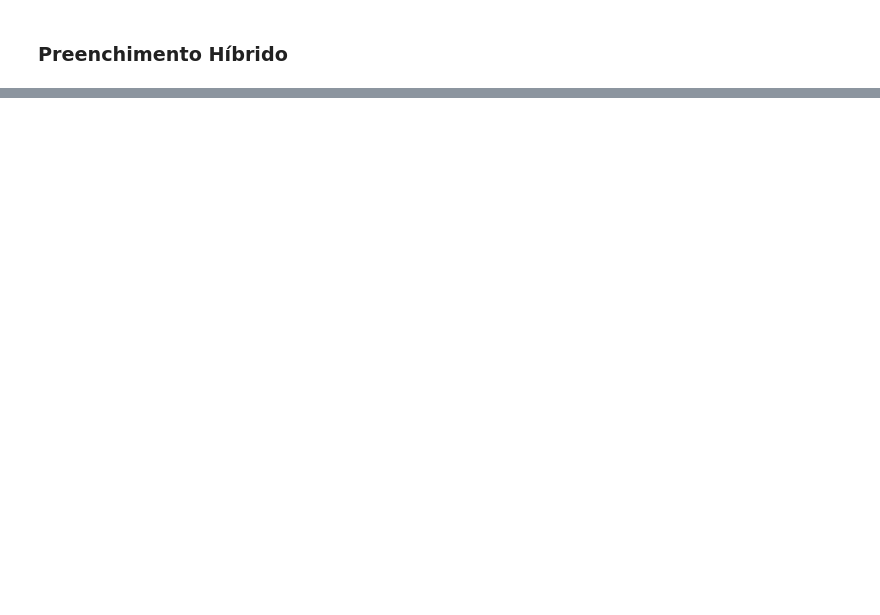
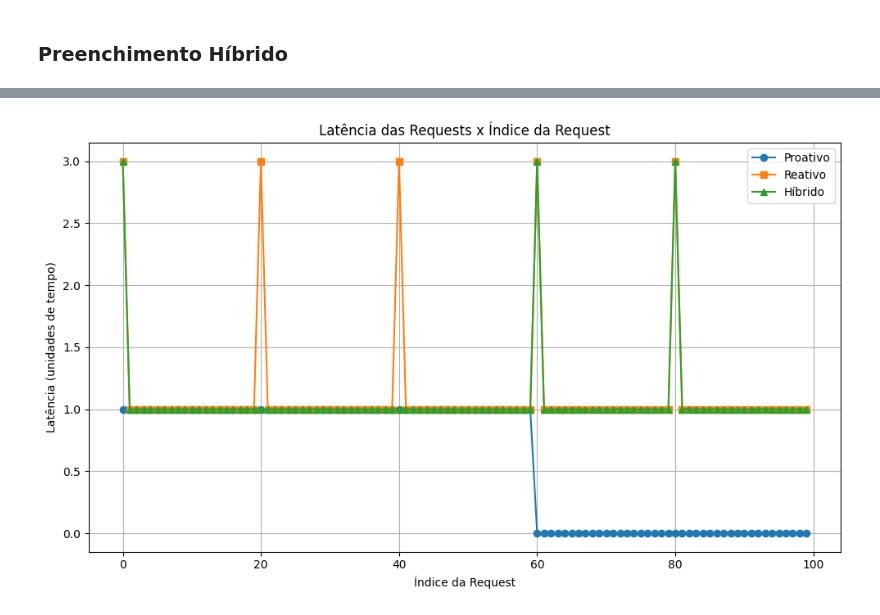
Before and after one commit to artuenric/QuatumNet, a Jupyter notebook: Análise da Rede - Recursos Ativos - Condições iguais.ipynb, the cells around one changed output, grey strips where cells are left out. Cells and saved outputs as stored; diff of their text form; code cells hidden in the pictures; blank space fills up the shorter version.

```diff
--- a/Análise da Rede - Recursos Ativos - Condições iguais.ipynb
+++ b/Análise da Rede - Recursos Ativos - Condições iguais.ipynb
@@ -173,0 +133,46 @@ plot_eprs_active_over_time(filenames, labels, colors)
+# %%
+def plotar_latencia_requests(arquivo_proativo, arquivo_reativo, arquivo_hibrido):
+    """
+    Plota um gráfico comparando a latência das requests nos modos proativo, reativo e híbrido.
+
+    Args:
+        arquivo_proativo (str): Caminho para o arquivo CSV do modo proativo.
+        arquivo_reativo (str): Caminho para o arquivo CSV do modo reativo.
+        arquivo_hibrido (str): Caminho para o arquivo CSV do modo híbrido.
+    """
+    # Função auxiliar para carregar latências de um arquivo
+    def carregar_latencias(arquivo):
+        indices = []
+        latencias = []
+        with open(arquivo, mode='r', encoding='utf-8') as csvfile:
+            leitor = csv.DictReader(csvfile)
+            for i, linha in enumerate(leitor):
+                indices.append(i)  # Índice da request
+                latencias.append(float(linha["latency"]))  # Latência da request
+        return indices, latencias
+
+    # Carregar os dados dos arquivos
+    indices_proativo, latencias_proativo = carregar_latencias(arquivo_proativo)
+    indices_reativo, latencias_reativo = carregar_latencias(arquivo_reativo)
+    indices_hibrido, latencias_hibrido = carregar_latencias(arquivo_hibrido)
+
+    # Plotar os dados
+    plt.figure(figsize=(10, 6))
+    plt.plot(indices_proativo, latencias_proativo, label="Proativo", marker='o')
+    plt.plot(indices_reativo, latencias_reativo, label="Reativo", marker='s')
+    plt.plot(indices_hibrido, latencias_hibrido, label="Híbrido", marker='^')
+
+    # Configurar o gráfico
+    plt.title("Latência das Requests x Índice da Request")
+    plt.xlabel("Índice da Request")
+    plt.ylabel("Latência (unidades de tempo)")
+    plt.legend()
+    plt.grid(True)
+    plt.tight_layout()
+
+    # Mostrar o gráfico
+    plt.show()
+
+plotar_latencia_requests('resultados/analise_requests/proativo.csv', 'resultados/analise_requests/reativo.csv', 'resultados/analise_requests/hibrido.csv')
+# %% [output]
+[figure, added]
```
Also changed, not shown: parts of 5 cells of this notebook, 6 other files.
